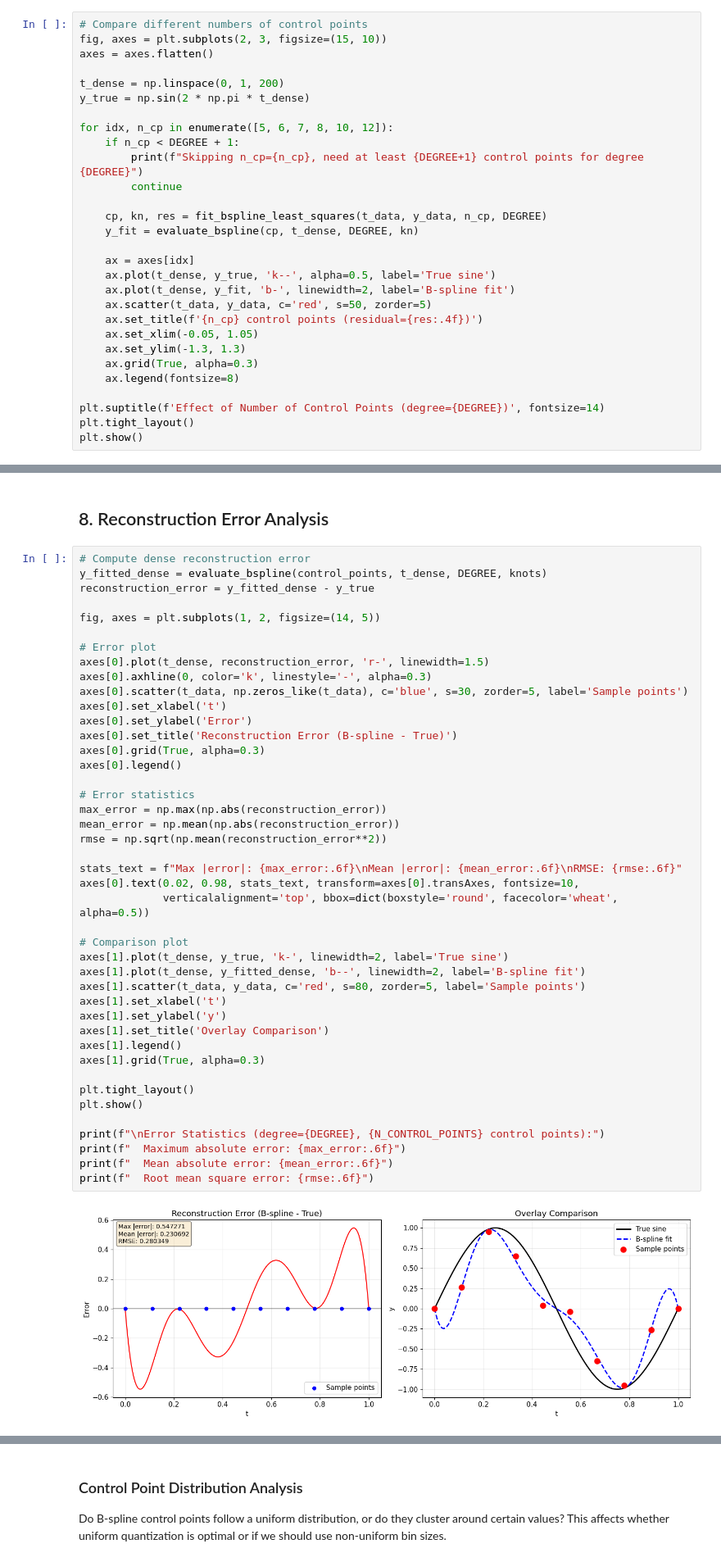
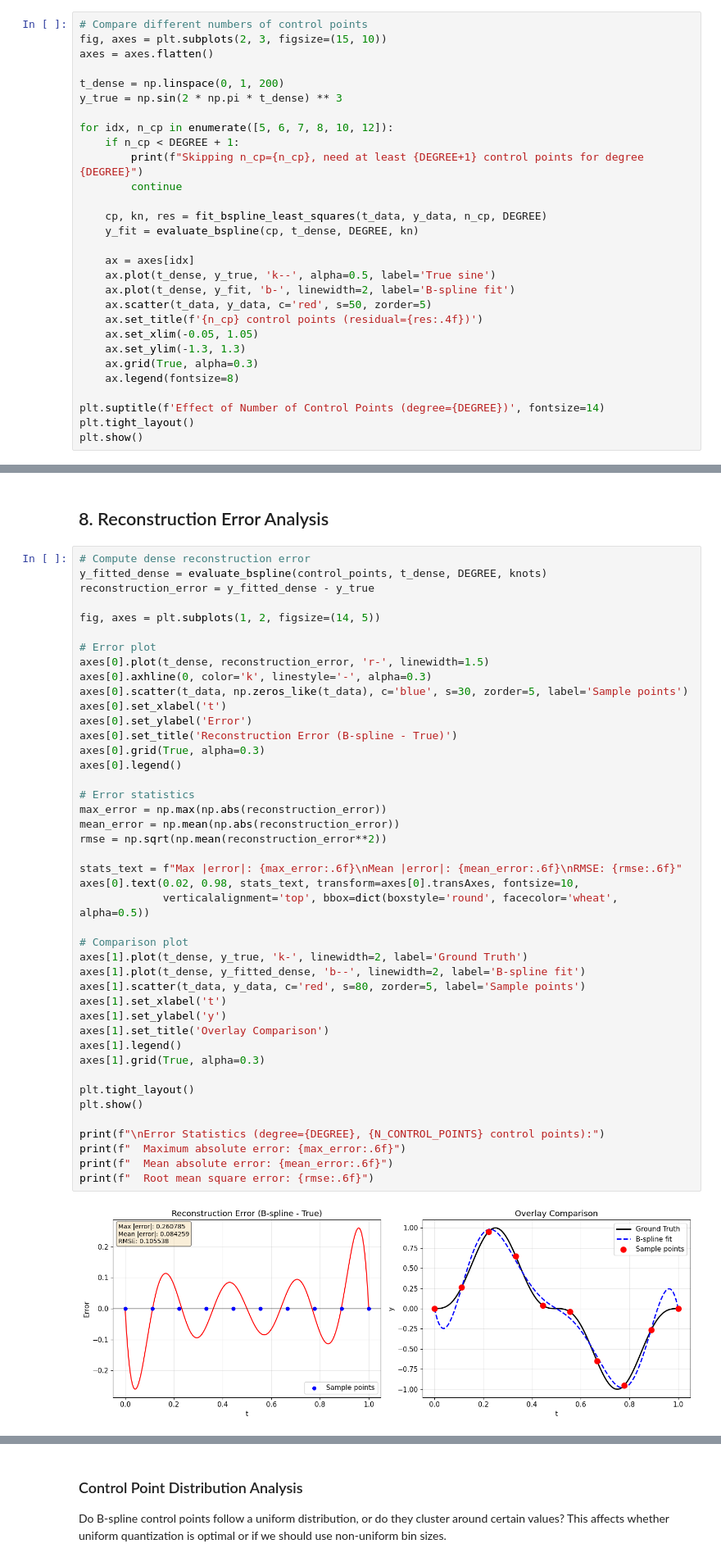
Before and after one commit to open-thought/qwen3-vla, a Jupyter notebook: bspline_tokenizer/notebooks/bspline_regression.ipynb, the cells around one changed output, grey strips where cells are left out. Shown at 82% size. Drawn from its saved outputs; the diff is of its cells as text.

```diff
--- a/bspline_tokenizer/notebooks/bspline_regression.ipynb
+++ b/bspline_tokenizer/notebooks/bspline_regression.ipynb
@@ -354,7 +354,7 @@ fig, axes = plt.subplots(2, 3, figsize=(15, 10))
 axes = axes.flatten()
 
 t_dense = np.linspace(0, 1, 200)
-y_true = np.sin(2 * np.pi * t_dense)
+y_true = np.sin(2 * np.pi * t_dense) ** 3
 
 for idx, n_cp in enumerate([5, 6, 7, 8, 10, 12]):
     if n_cp < DEGREE + 1:
@@ -453,33 +453,33 @@ axes[0].set_ylabel('Error')
 axes[0].set_title('Reconstruction Error (B-spline - True)')
 axes[0].grid(True, alpha=0.3)
 axes[0].legend()
 
 # Error statistics
 max_error = np.max(np.abs(reconstruction_error))
 mean_error = np.mean(np.abs(reconstruction_error))
 rmse = np.sqrt(np.mean(reconstruction_error**2))
 
 stats_text = f"Max |error|: {max_error:.6f}\nMean |error|: {mean_error:.6f}\nRMSE: {rmse:.6f}"
 axes[0].text(0.02, 0.98, stats_text, transform=axes[0].transAxes, fontsize=10,
              verticalalignment='top', bbox=dict(boxstyle='round', facecolor='wheat', alpha=0.5))
 
 # Comparison plot
-axes[1].plot(t_dense, y_true, 'k-', linewidth=2, label='True sine')
+axes[1].plot(t_dense, y_true, 'k-', linewidth=2, label='Ground Truth')
 axes[1].plot(t_dense, y_fitted_dense, 'b--', linewidth=2, label='B-spline fit')
 axes[1].scatter(t_data, y_data, c='red', s=80, zorder=5, label='Sample points')
 axes[1].set_xlabel('t')
 axes[1].set_ylabel('y')
 axes[1].set_title('Overlay Comparison')
 axes[1].legend()
 axes[1].grid(True, alpha=0.3)
 
 plt.tight_layout()
 plt.show()
 
 print(f"\nError Statistics (degree={DEGREE}, {N_CONTROL_POINTS} control points):")
 print(f"  Maximum absolute error: {max_error:.6f}")
 print(f"  Mean absolute error: {mean_error:.6f}")
 print(f"  Root mean square error: {rmse:.6f}")
 # %% [output]
-[figure, old version]
+[figure, new version]
 Error Statistics (degree=4, 8 control points):
```
Also changed, not shown: parts of 9 cells of this notebook.
